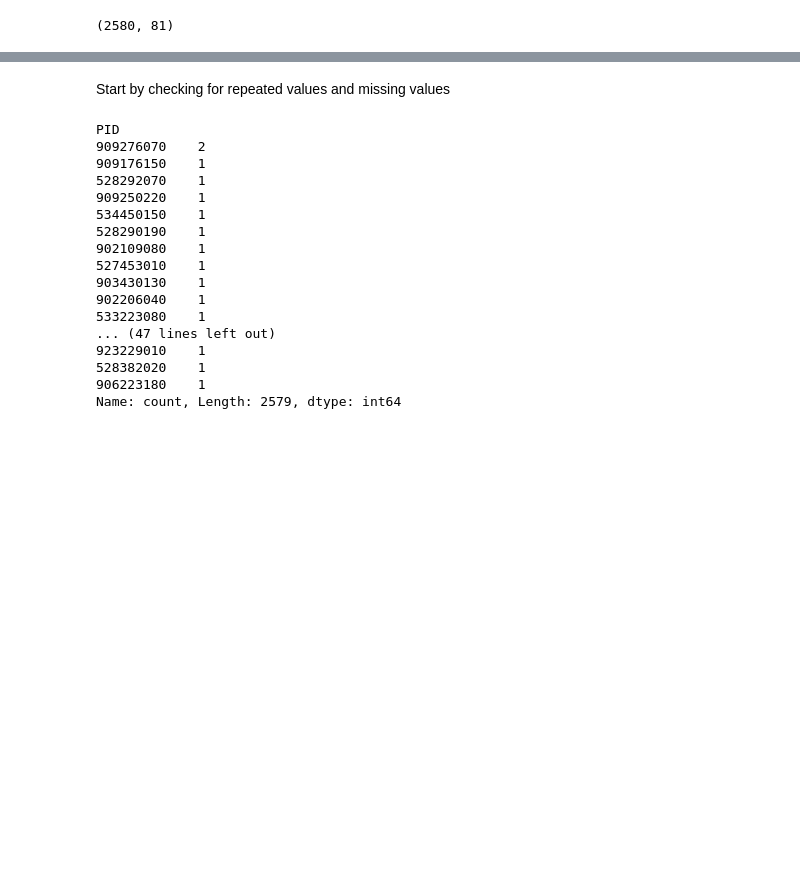
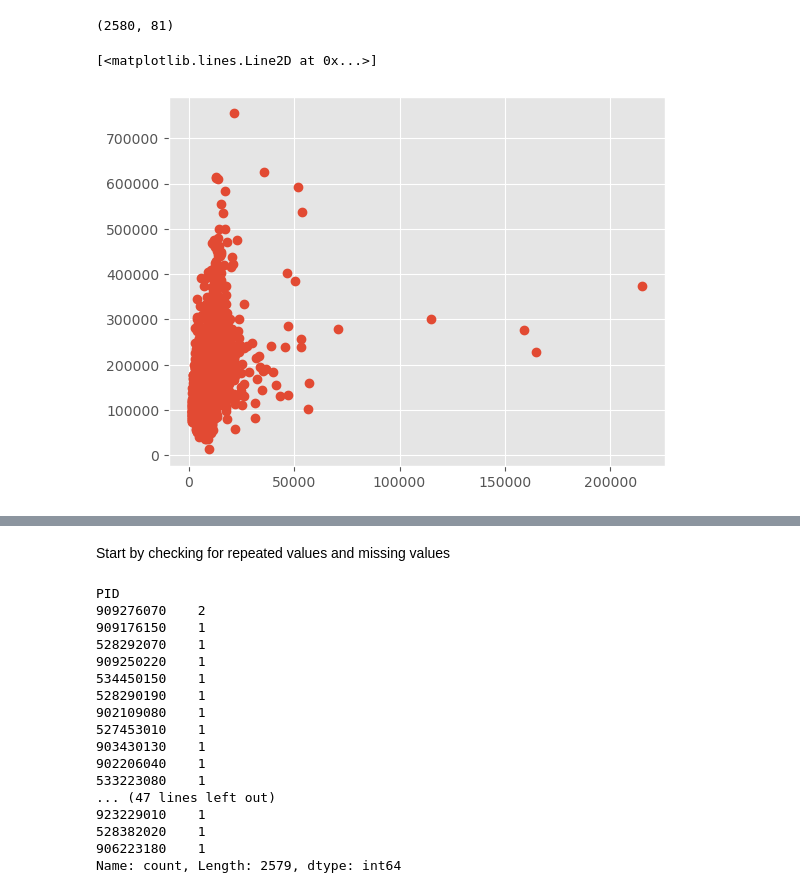
Before and after one commit to Na-ta-lie/Ames-Price-Prediction, a Jupyter notebook: Ames_pre_processing.ipynb, the cells around one changed output, grey strips where cells are left out. Cells and saved outputs as stored; diff of their text form; code cells hidden in the pictures; blank space fills up the shorter version.

```diff
--- a/Ames_pre_processing.ipynb
+++ b/Ames_pre_processing.ipynb
@@ -26,3 +26,8 @@ housing.shape
 (2580, 81)
 # %%
 housing = housing.reset_index(drop = True)
+# %%
+plt.plot(housing., housing.SalePrice, 'o')
+# %% [output]
+[<matplotlib.lines.Line2D at 0x...>]
+[figure, added]
```
Also changed, not shown: parts of 7 cells of this notebook, 1 other file.
